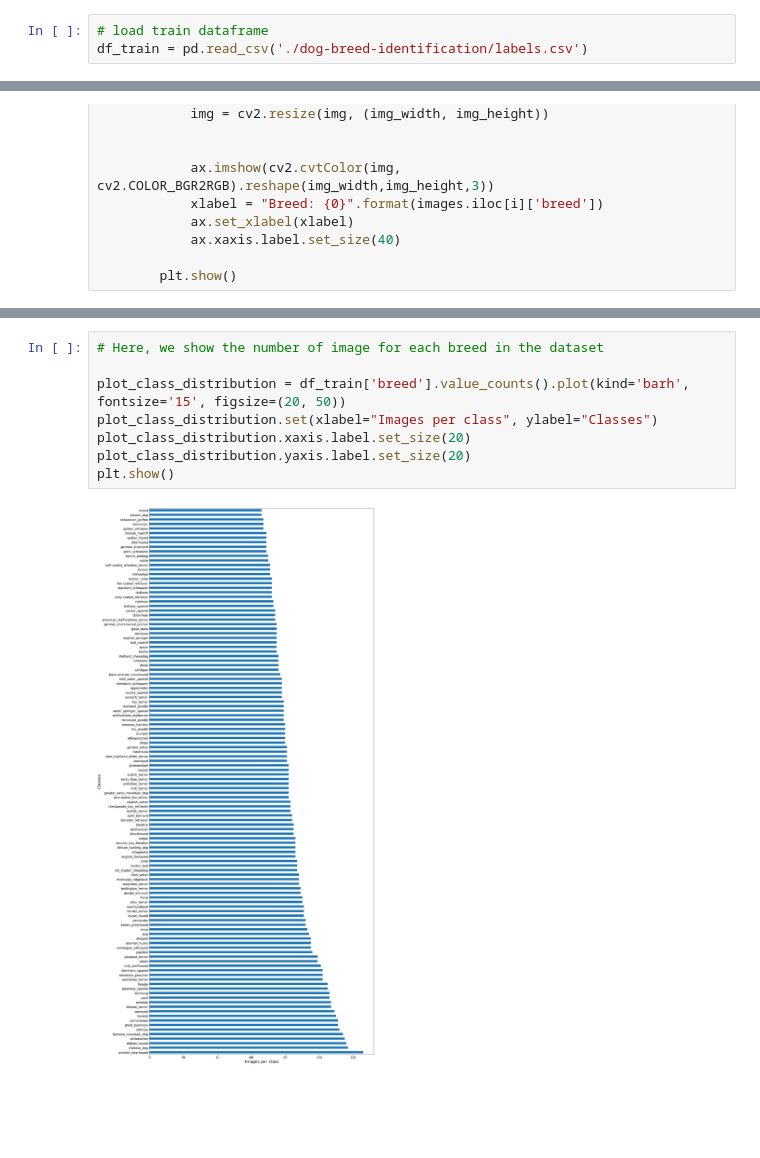
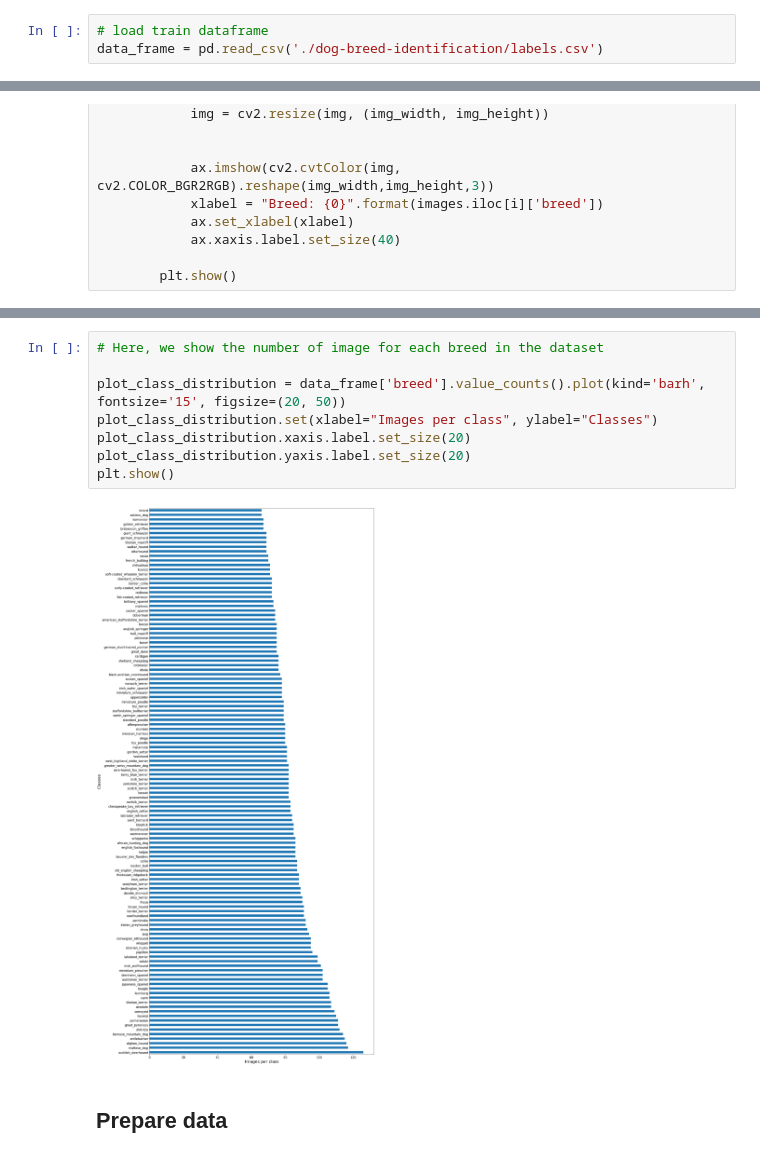
Before and after one commit to PierreGent/deeplearningProject, a Jupyter notebook: DescriptionDonnees.ipynb, the cells around one changed output, grey strips where cells are left out. Cells and saved outputs as stored; diff of their text form; blank space fills up the shorter version.

```diff
--- a/DescriptionDonnees.ipynb
+++ b/DescriptionDonnees.ipynb
@@ -13,5 +23,5 @@ img_height=250
 # %%
 # load train dataframe
-df_train = pd.read_csv('./dog-breed-identification/labels.csv')
+data_frame = pd.read_csv('./dog-breed-identification/labels.csv')
 # %%
 # Overall description of our dataset ...
@@ -72,10 +82,12 @@ plot_images(df_train_first10)
 # %%
 # Here, we show the number of image for each breed in the dataset
 
-plot_class_distribution = df_train['breed'].value_counts().plot(kind='barh', fontsize='15', figsize=(20, 50))
+plot_class_distribution = data_frame['breed'].value_counts().plot(kind='barh', fontsize='15', figsize=(20, 50))
 plot_class_distribution.set(xlabel="Images per class", ylabel="Classes")
 plot_class_distribution.xaxis.label.set_size(20)
 plot_class_distribution.yaxis.label.set_size(20)
 plt.show()
 # %% [output]
-[figure, old version]
+[figure, new version]
+# %% [markdown]
+## Prepare data
```
Also changed, not shown: parts of 20 cells of this notebook, 1 other file.
